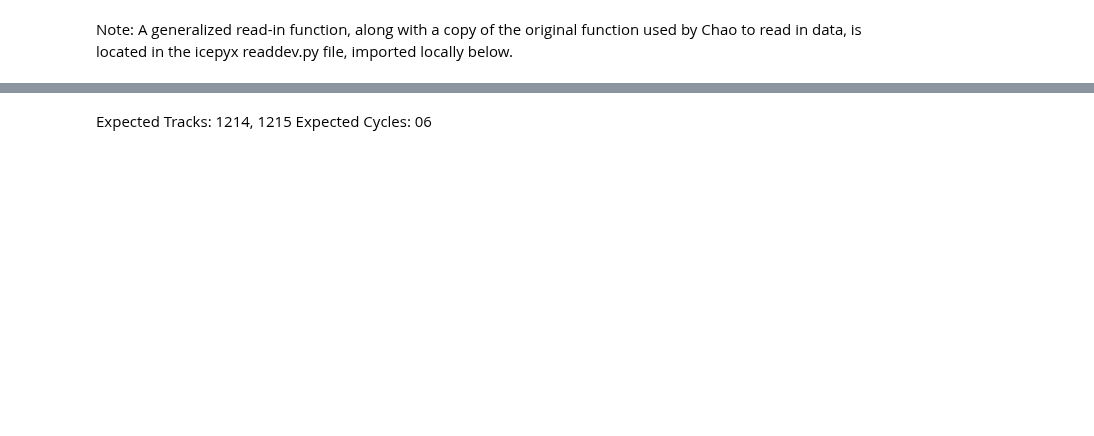
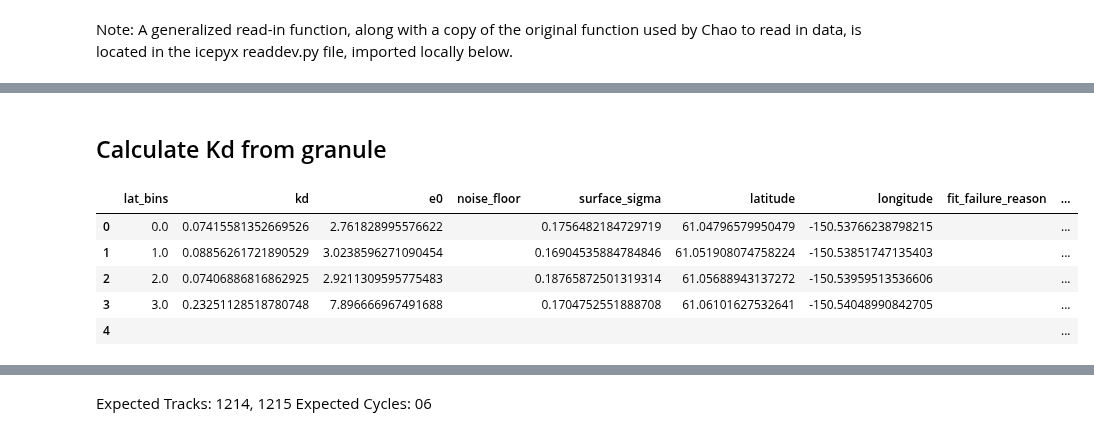
Before and after one commit to icesat2py/aok, a Jupyter notebook: doc/source/example_notebooks/compare_run_pipelines.ipynb, the cells around one changed output, grey strips where cells are left out. Cells and saved outputs as stored; diff of their text form; code cells hidden in the pictures; blank space fills up the shorter version.

Commit message:
start running and reading in data for cook inlet

```diff
--- a/doc/source/example_notebooks/compare_run_pipelines.ipynb
+++ b/doc/source/example_notebooks/compare_run_pipelines.ipynb
@@ -370,0 +138,18 @@ NameError: name 'full_parms' is not defined
+# %% [markdown]
+## Calculate Kd from granule
+# %%
+# Run Chao's code
+# execute main.py in terminal
+# %run aok/core/main.py
+
+# import the results
+gran_kd = gpd.read_file("./test_data/Results/20250821014853_AddedKdDataset_strongBeams_Further.csv")
+# %%
+gran_kd.head()
+# %% [output]
+|  | lat_bins | kd | e0 | noise_floor | surface_sigma | latitude | longitude | fit_failure_reason | ... |
+| 0 | 0.0 | 0.07415581352669526 | 2.761828995576622 |  | 0.1756482184729719 | 61.04796579950479 | -150.53766238798215 |  | ... |
+| 1 | 1.0 | 0.08856261721890529 | 3.0238596271090454 |  | 0.16904535884784846 | 61.051908074758224 | -150.53851747135403 |  | ... |
+| 2 | 2.0 | 0.07406886816862925 | 2.9211309595775483 |  | 0.18765872501319314 | 61.05688943137272 | -150.53959513536606 |  | ... |
+| 3 | 3.0 | 0.23251128518780748 | 7.896666967491688 |  | 0.1704752551888708 | 61.06101627532641 | -150.54048990842705 |  | ... |
+| 4 |  |  |  |  |  |  |  |  | ... |
```
Also changed, not shown: parts of 58 cells of this notebook.
